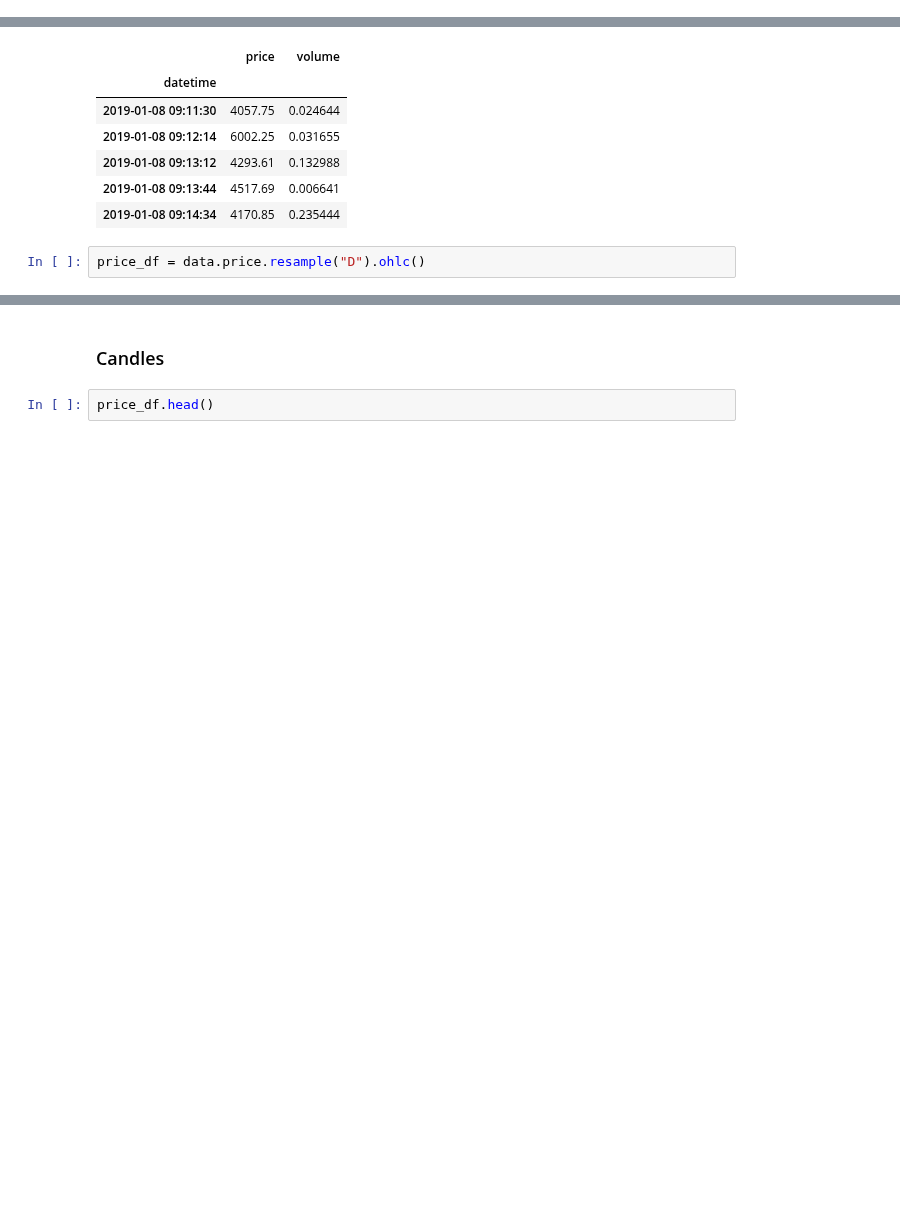
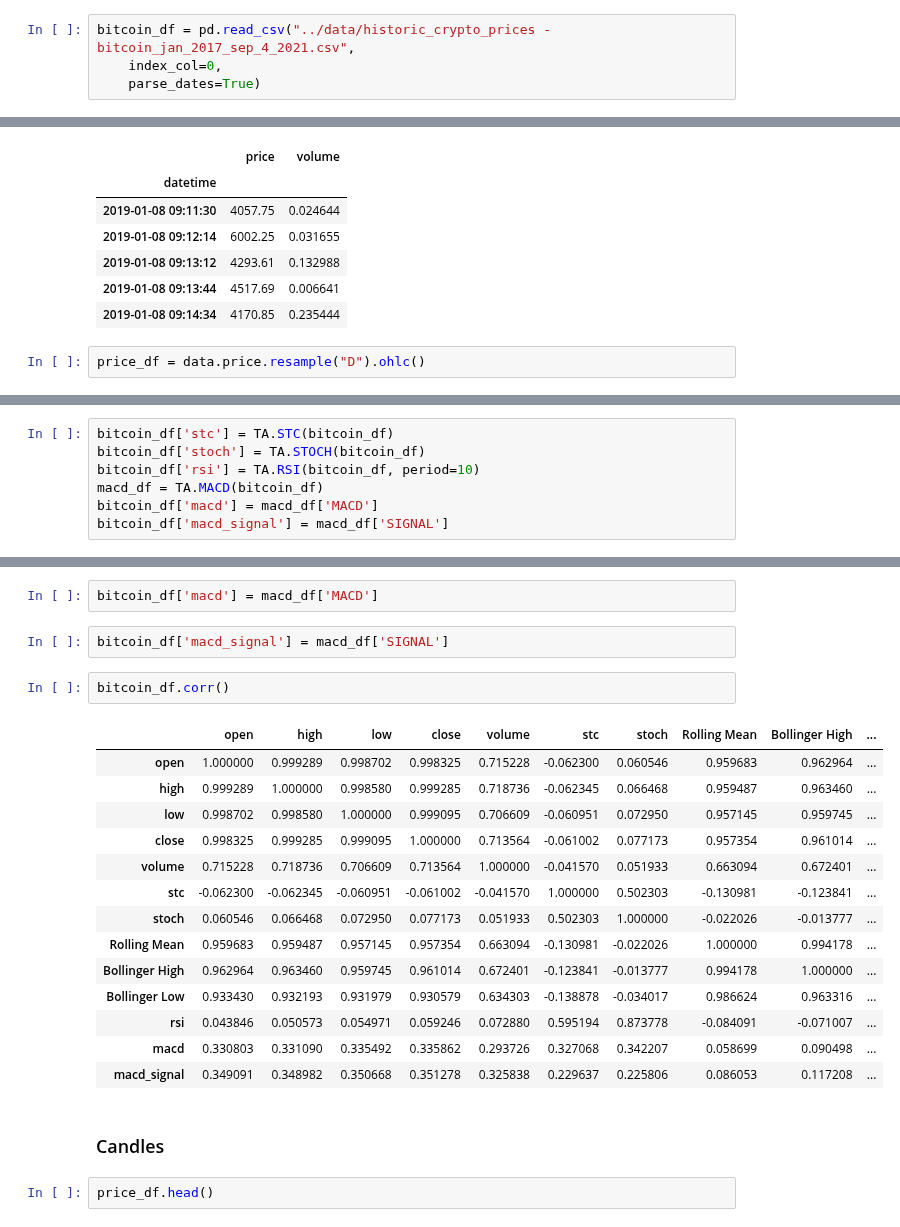
Before and after one commit to jonhilgart22/go-trader, a Jupyter notebook: notebooks/testing_bollinger_bands_and_ts_models.ipynb, the cells around one changed output, grey strips where cells are left out. Cells and saved outputs as stored; diff of their text form; blank space fills up the shorter version.

```diff
--- a/notebooks/testing_bollinger_bands_and_ts_models.ipynb
+++ b/notebooks/testing_bollinger_bands_and_ts_models.ipynb
@@ -50,6 +52,10 @@ Populating the interactive namespace from numpy and matplotlib
 # %% [markdown]
 #
 - https://blog.rmotr.com/bitcoin-trading-with-python-bollinger-bands-strategy-analysis-b1a223385a89
+# %%
+bitcoin_df = pd.read_csv("../data/historic_crypto_prices - bitcoin_jan_2017_sep_4_2021.csv",
+    index_col=0,
+    parse_dates=True)
 # %%
 data = pd.read_csv("../data/localbtcUSD.csv", names=["datetime", "price", "volume"],
     index_col=0,
@@ -92,0 +118,7 @@ price_df = data.price.resample("D").ohlc()
+# %%
+bitcoin_df['stc'] = TA.STC(bitcoin_df)
+bitcoin_df['stoch'] = TA.STOCH(bitcoin_df)
+bitcoin_df['rsi'] = TA.RSI(bitcoin_df, period=10)
+macd_df = TA.MACD(bitcoin_df)
+bitcoin_df['macd'] = macd_df['MACD']
+bitcoin_df['macd_signal'] = macd_df['SIGNAL']
@@ -93,3 +142,24 @@ price_df = data.price.resample("D").ohlc()
+# %%
+bitcoin_df['macd'] = macd_df['MACD']
+# %%
+bitcoin_df['macd_signal'] = macd_df['SIGNAL']
+# %%
+bitcoin_df.corr()
+# %% [output]
+|  | open | high | low | close | volume | stc | stoch | Rolling Mean | Bollinger High | ... |
+| open | 1.000000 | 0.999289 | 0.998702 | 0.998325 | 0.715228 | -0.062300 | 0.060546 | 0.959683 | 0.962964 | ... |
+| high | 0.999289 | 1.000000 | 0.998580 | 0.999285 | 0.718736 | -0.062345 | 0.066468 | 0.959487 | 0.963460 | ... |
+| low | 0.998702 | 0.998580 | 1.000000 | 0.999095 | 0.706609 | -0.060951 | 0.072950 | 0.957145 | 0.959745 | ... |
+| close | 0.998325 | 0.999285 | 0.999095 | 1.000000 | 0.713564 | -0.061002 | 0.077173 | 0.957354 | 0.961014 | ... |
+| volume | 0.715228 | 0.718736 | 0.706609 | 0.713564 | 1.000000 | -0.041570 | 0.051933 | 0.663094 | 0.672401 | ... |
+| stc | -0.062300 | -0.062345 | -0.060951 | -0.061002 | -0.041570 | 1.000000 | 0.502303 | -0.130981 | -0.123841 | ... |
+| stoch | 0.060546 | 0.066468 | 0.072950 | 0.077173 | 0.051933 | 0.502303 | 1.000000 | -0.022026 | -0.013777 | ... |
+| Rolling Mean | 0.959683 | 0.959487 | 0.957145 | 0.957354 | 0.663094 | -0.130981 | -0.022026 | 1.000000 | 0.994178 | ... |
+| Bollinger High | 0.962964 | 0.963460 | 0.959745 | 0.961014 | 0.672401 | -0.123841 | -0.013777 | 0.994178 | 1.000000 | ... |
+| Bollinger Low | 0.933430 | 0.932193 | 0.931979 | 0.930579 | 0.634303 | -0.138878 | -0.034017 | 0.986624 | 0.963316 | ... |
+| rsi | 0.043846 | 0.050573 | 0.054971 | 0.059246 | 0.072880 | 0.595194 | 0.873778 | -0.084091 | -0.071007 | ... |
+| macd | 0.330803 | 0.331090 | 0.335492 | 0.335862 | 0.293726 | 0.327068 | 0.342207 | 0.058699 | 0.090498 | ... |
+| macd_signal | 0.349091 | 0.348982 | 0.350668 | 0.351278 | 0.325838 | 0.229637 | 0.225806 | 0.086053 | 0.117208 | ... |
 # %% [markdown]
 ### Candles
 # %%
```
Also changed, not shown: parts of 6 cells of this notebook, 10 other files.
